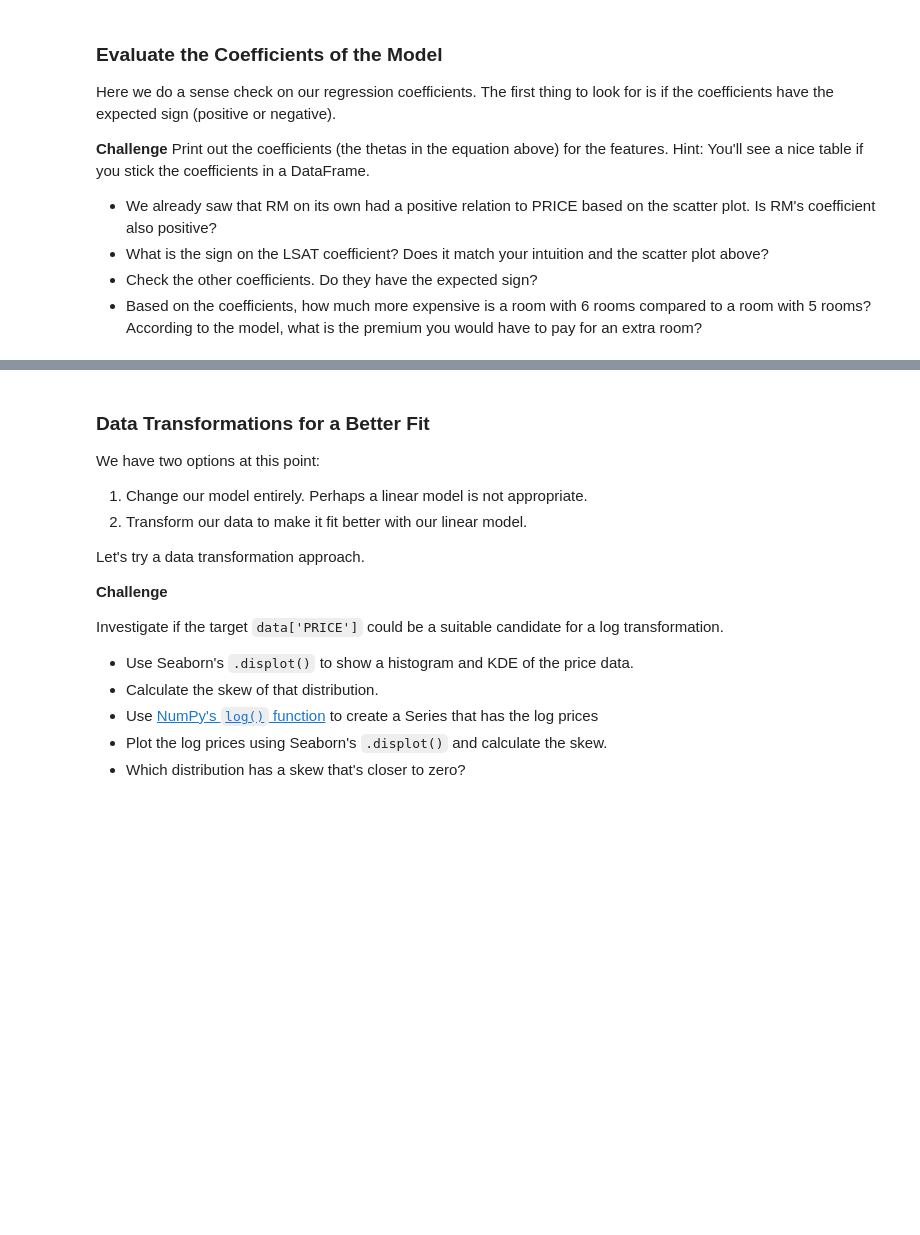
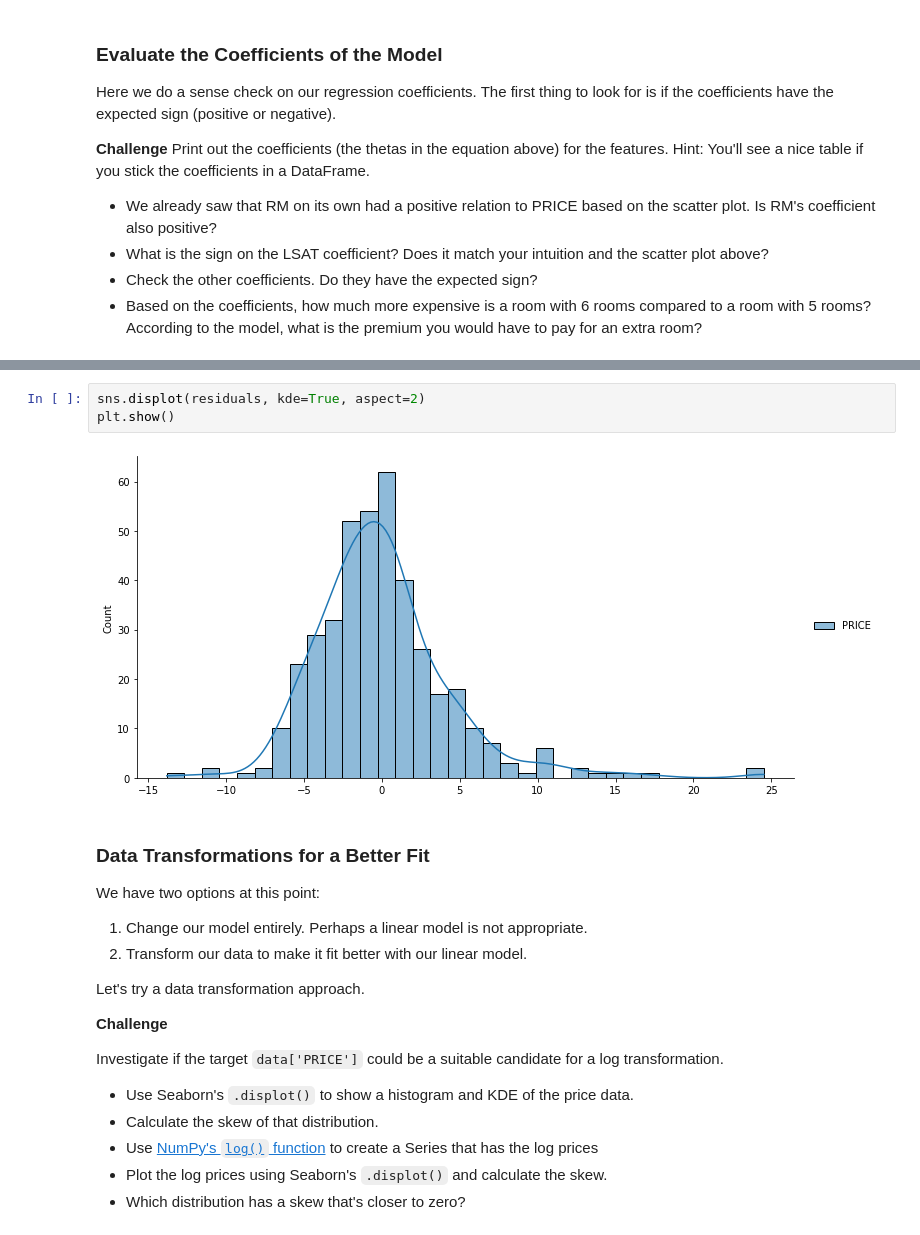
Before and after one commit to cedoula/100-days-of-code-python, a Jupyter notebook: Projects/Day_56/Multivariable_Regression/Multivariable_Regression_and_Valuation_Model.ipynb, the cells around one changed output, grey strips where cells are left out. Saved outputs shown, nothing was run; the diff lists cells and outputs as text; blank space fills up the shorter version.

```diff
--- a/Projects/Day_56/Multivariable_Regression/Multivariable_Regression_and_Valuation_Model.ipynb
+++ b/Projects/Day_56/Multivariable_Regression/Multivariable_Regression_and_Valuation_Model.ipynb
@@ -382,6 +442,11 @@ In an ideal case, what we want is something close to a normal distribution. A no
 * Again, use Seaborn's `.displot()` to create a histogram and superimpose the Kernel Density Estimate (KDE)
 * Is the skewness different from zero? If so, by how much?
 * Is the mean different from zero?
+# %%
+sns.displot(residuals, kde=True, aspect=2)
+plt.show()
+# %% [output]
+[figure, added]
 # %% [markdown]
 ### Data Transformations for a Better Fit
 
```
Also changed, not shown: parts of 14 cells of this notebook.
